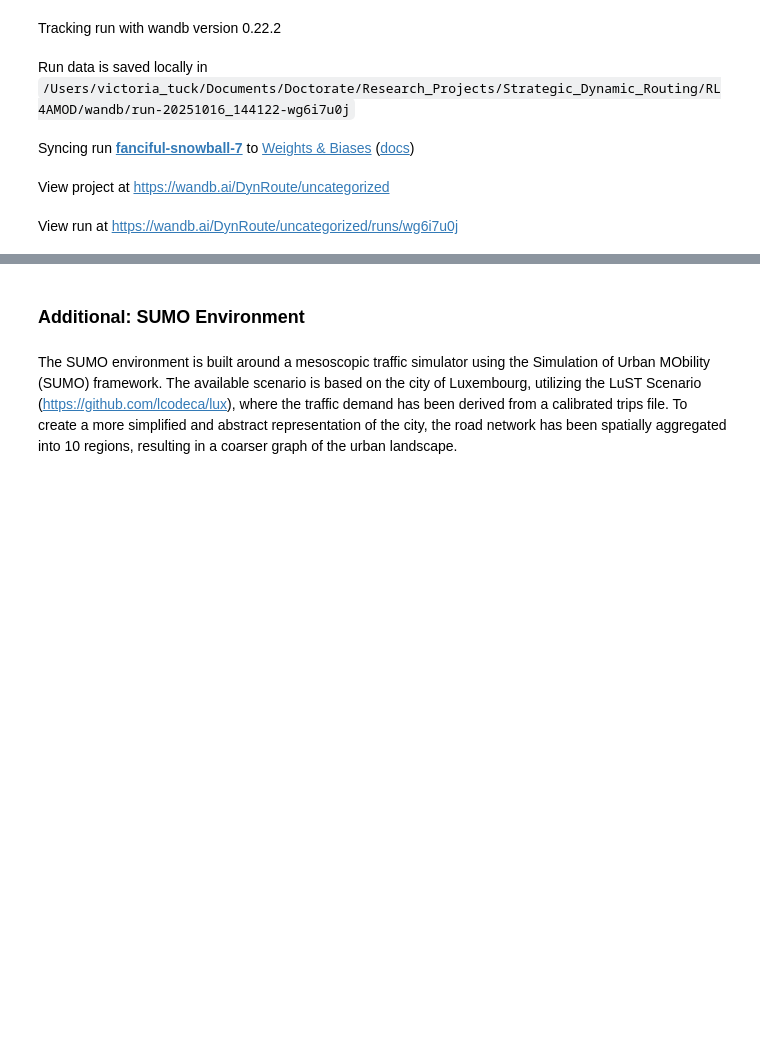
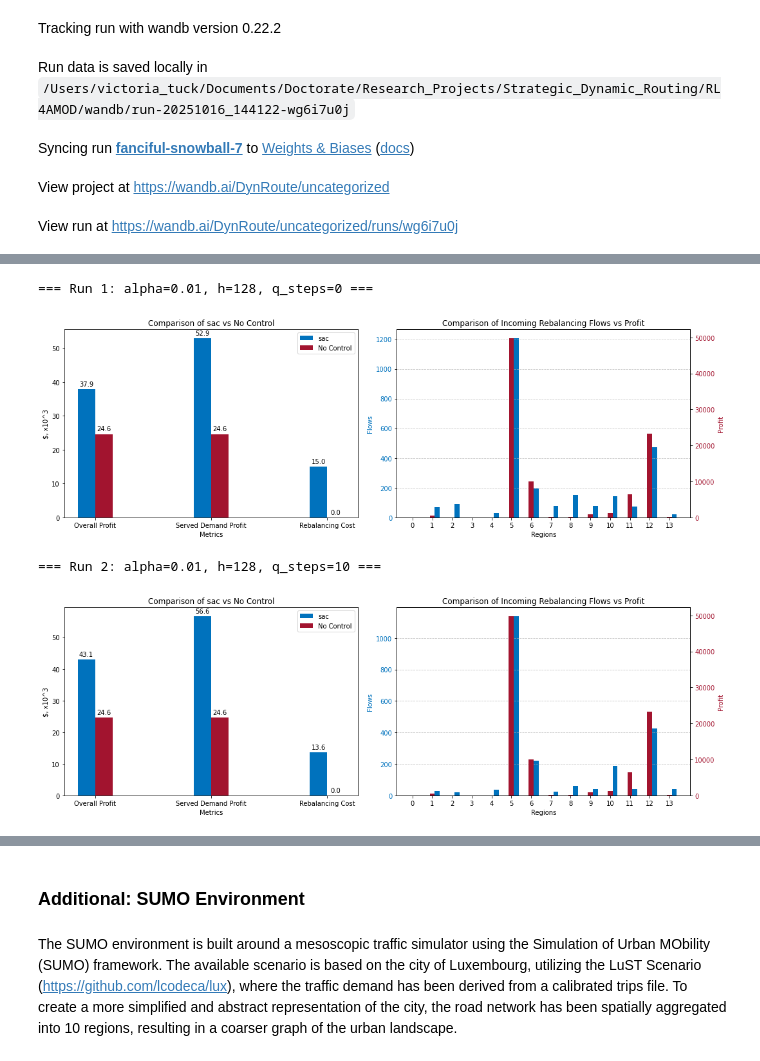
Before and after one commit to sastry-group/Dynamic-Routing-with-Competition, a Jupyter notebook: tutorial.ipynb, the cells around one changed output, grey strips where cells are left out. Drawn from its saved outputs; the diff is of its cells as text; code cells hidden in the pictures; blank space fills up the shorter version.

```diff
--- a/tutorial.ipynb
+++ b/tutorial.ipynb
@@ -272,0 +298,80 @@ View run at https://wandb.ai/DynRoute/uncategorized/runs/wg6i7u0j
+# %%
+import itertools
+import io
+import re
+import contextlib
+import pandas as pd
+
+alphas = [0.01, 0.05, 0.1, 0.3, 0.5, 0.8]
+batch_size = 100
+hidden_sizes = [128, 256]
+q_steps_list = [0, 10, 100]
+
+rows = []
+run_id = 0
+
+# Regex patterns to grab the numbers from the printed lines
+profit_pat = re.compile(r"Mean Episode Profit.*?([0-9\.]+)")
+served_pat = re.compile(r"Mean Episode Served Demand.*?([0-9\.]+)")
+reb_pat = re.compile(r"Mean Episode Rebalancing Cost.*?([0-9\.]+)")
+
+for alpha, hidden_size, q_steps in itertools.product(alphas, hidden_sizes, q_steps_list):
+    run_id += 1
+
+    config = {
+        "simulator.name": "macro",
+        "model.name": "sac",
+        "simulator.city": "nyc_brooklyn",
+        "model.cplexpath": None,
+        "simulator.pricing_model": "quasi_cournot",
+        "simulator.alpha": 0.7 * 14 / 4,
+        "simulator.observation_model": "include_adjusted_revenue",
+        "model.test_episodes": 100,
+    }
+
+    checkpoint_path = (
+        f"SAC_nyc_brooklyn_quasi_cournot_aggressive_price_0_7"
+        f"_obs_change_a{alpha}_bs{batch_size}_h{hidden_size}_oqs{q_steps}"
+    )
+    config["model.checkpoint_path"] = checkpoint_path
+    config["model.hidden_size"] = hidden_size
+
+    print(f"\n=== Run {run_id}: alpha={alpha}, h={hidden_size}, q_steps={q_steps} ===")
+
+    buf = io.StringIO()
+    # Capture what test() prints
+    with contextlib.redirect_stdout(buf):
+        test(config)
+    out = buf.getvalue()
+
+    # Parse metrics from captured text
+    profit_match = profit_pat.search(out)
+    served_match = served_pat.search(out)
+    reb_match = reb_pat.search(out)
+
+    if not (profit_match and served_match and reb_match):
+        raise RuntimeError(f"Could not parse metrics for run {run_id}.\nOutput:\n{out}")
+
+    mean_profit = float(profit_match.group(1))
+    mean_served = float(served_match.group(1))
+    mean_reb_cost = float(reb_match.group(1))
+
+    rows.append({
+        "Run": run_id,
+        "checkpoint": checkpoint_path,
+        "alpha": alpha,
+        "hidden_size": hidden_size,
+        "q_steps": q_steps,
+        "Mean episode profit": mean_profit,
+        "Mean episode served demand": mean_served,
+        "Mean Episode Rebalancing Cost($)": mean_reb_cost,
+    })
+
+df = pd.DataFrame(rows)
+df.to_csv("sac_macro_summary.csv", index=False)
+print("\nSaved results to sac_macro_summary.csv")
+# %% [output]
+=== Run 1: alpha=0.01, h=128, q_steps=0 ===
+[figure, added]
+=== Run 2: alpha=0.01, h=128, q_steps=10 ===
+[figure, added]
```
Also changed, not shown: parts of 3 cells of this notebook, 2 other files.
